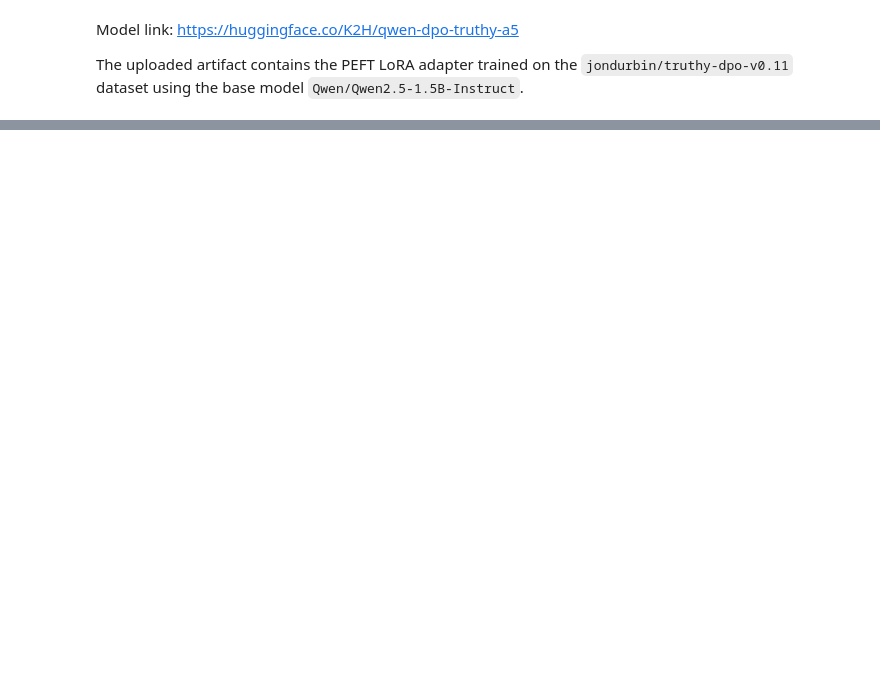
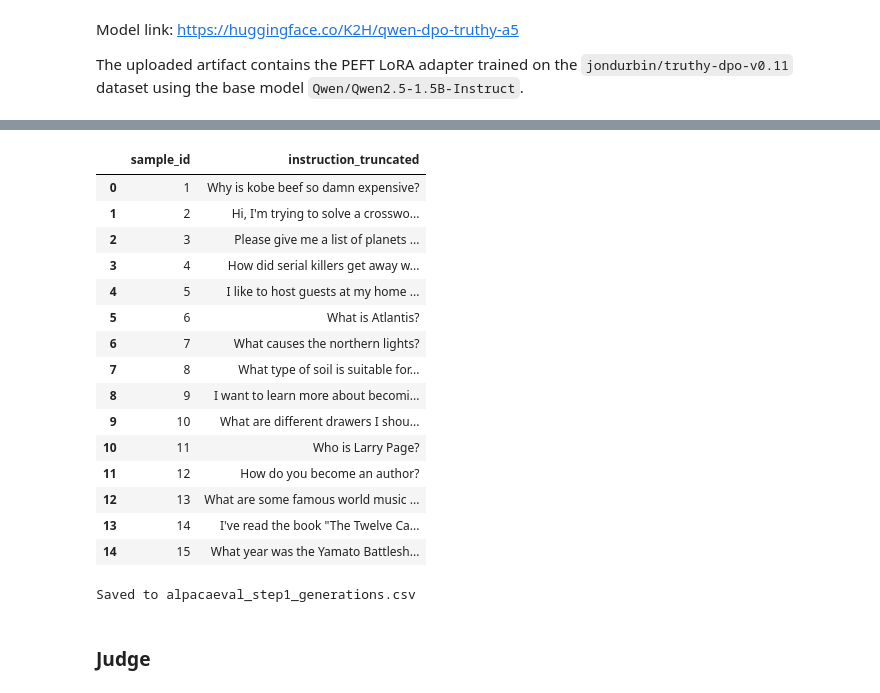
Before and after one commit to KHH-AKA-Lucifer/AIT_NLP_Assignments, a Jupyter notebook: A5_Optimization_Human_Preference_&_LLM-as-a-Judge/A5.ipynb, the cells around one changed output, grey strips where cells are left out. Drawn from its saved outputs; the diff is of its cells as text; code cells hidden in the pictures; blank space fills up the shorter version.

```diff
--- a/A5_Optimization_Human_Preference_&_LLM-as-a-Judge/A5.ipynb
+++ b/A5_Optimization_Human_Preference_&_LLM-as-a-Judge/A5.ipynb
@@ -367,0 +440,18 @@ The uploaded artifact contains the PEFT LoRA adapter trained on the
+# %%
+from peft import PeftModel
+
+dpo_model_repo = "K2H/qwen-dpo-truthy-a5"
+
+dpo_tokenizer = AutoTokenizer.from_pretrained(base_model_name)
+if dpo_tokenizer.pad_token is None:
+    dpo_tokenizer.pad_token = dpo_tokenizer.eos_token
+dpo_tokenizer.padding_side = "left"
+
+dpo_base_model = AutoModelForCausalLM.from_pretrained(
+    base_model_name,
+    device_map="auto",
+    torch_dtype=torch.float16 if torch.cuda.is_available() else torch.float32
+)
+
+dpo_model = PeftModel.from_pretrained(dpo_base_model, dpo_model_repo)
+dpo_model.eval()
@@ -367,0 +510,17 @@ The uploaded artifact contains the PEFT LoRA adapter trained on the
+# %%
+results = []
+
+for i, sample in enumerate(eval_samples):
+    instruction = sample["instruction"]
+
+    base_answer = generate_answer(base_model, base_tokenizer, instruction)
+    dpo_answer = generate_answer(dpo_model, dpo_tokenizer, instruction)
+
+    results.append({
+        "sample_id": i + 1,
+        "instruction": instruction,
+        "base_answer": base_answer,
+        "dpo_answer": dpo_answer
+    })
+
+print("Generated responses for", len(results), "samples.")
@@ -367,0 +530,5 @@ The uploaded artifact contains the PEFT LoRA adapter trained on the
+# %%
+import pandas as pd
+
+results_df = pd.DataFrame(results)
+results_df.head()
@@ -367,0 +542,27 @@ The uploaded artifact contains the PEFT LoRA adapter trained on the
+# %%
+results_df["instruction_truncated"] = results_df["instruction"].str.slice(0, 80)
+results_df[["sample_id", "instruction_truncated"]]
+# %% [output]
+|  | sample_id | instruction_truncated |
+| 0 | 1 | Why is kobe beef so damn expensive? |
+| 1 | 2 | Hi, I'm trying to solve a crosswo... |
+| 2 | 3 | Please give me a list of planets ... |
+| 3 | 4 | How did serial killers get away w... |
+| 4 | 5 | I like to host guests at my home ... |
+| 5 | 6 | What is Atlantis? |
+| 6 | 7 | What causes the northern lights? |
+| 7 | 8 | What type of soil is suitable for... |
+| 8 | 9 | I want to learn more about becomi... |
+| 9 | 10 | What are different drawers I shou... |
+| 10 | 11 | Who is Larry Page? |
+| 11 | 12 | How do you become an author? |
+| 12 | 13 | What are some famous world music ... |
+| 13 | 14 | I've read the book "The Twelve Ca... |
+| 14 | 15 | What year was the Yamato Battlesh... |
+# %%
+results_df.to_csv("alpacaeval_step1_generations.csv", index=False)
+print("Saved to alpacaeval_step1_generations.csv")
+# %% [output]
+Saved to alpacaeval_step1_generations.csv
+# %% [markdown]
+### Judge
```
Also changed, not shown: parts of 26 cells of this notebook, 3 other files.
